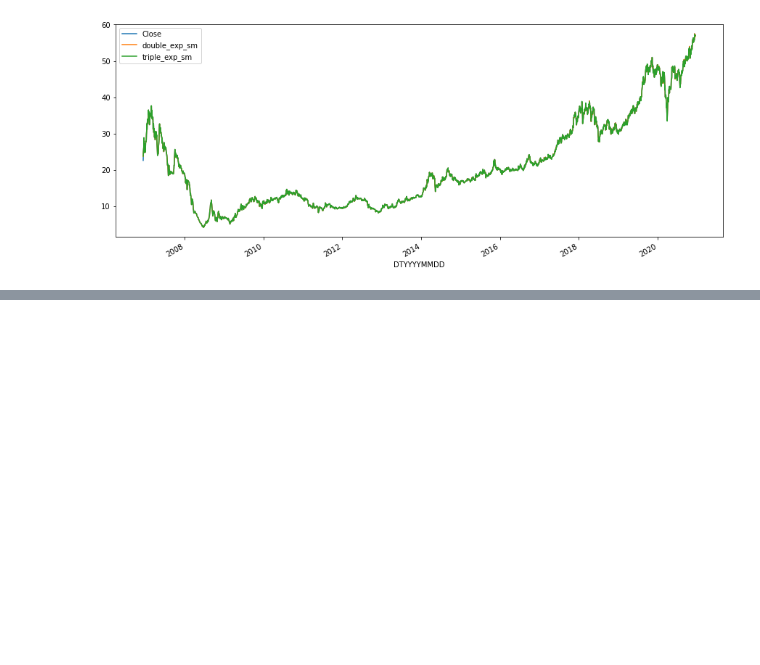
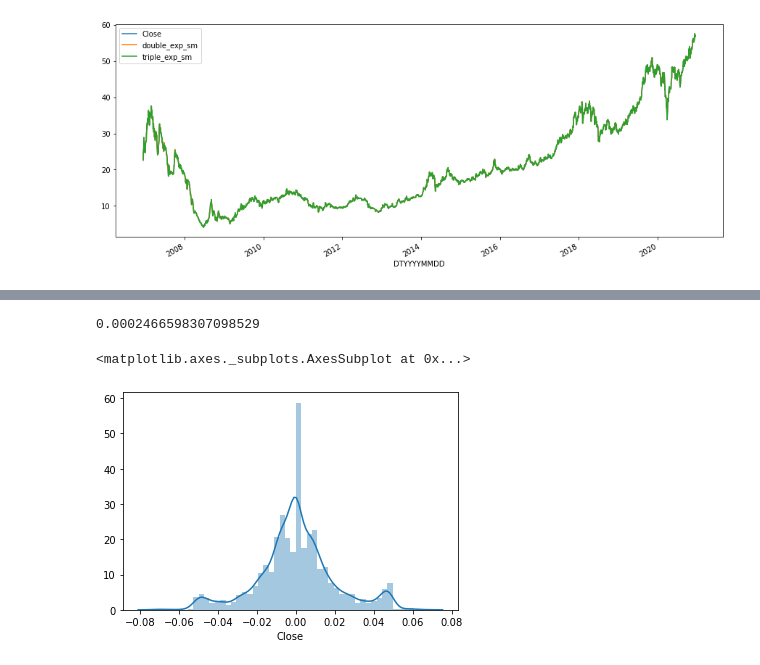
Before and after one commit to vantuan5644/StockPriceForecasting, a Jupyter notebook: notebooks/EDA_baseline.ipynb, the cells around one changed output, grey strips where cells are left out. Drawn from its saved outputs; the diff is of its cells as text; code cells hidden in the pictures; blank space fills up the shorter version.

```diff
--- a/notebooks/EDA_baseline.ipynb
+++ b/notebooks/EDA_baseline.ipynb
@@ -534,0 +397,13 @@ plt.show()
+# %%
+r_t = np.log(train_data[target_col] / train_data[target_col].shift(1))
+# %%
+mean = np.nanmean(r_t)
+print(mean)
+r_t.iloc[0] = mean
+# %% [output]
+0.0002466598307098529
+# %%
+sns.distplot(r_t)
+# %% [output]
+<matplotlib.axes._subplots.AxesSubplot at 0x...>
+[figure, added]
```
Also changed, not shown: parts of 92 cells of this notebook, 2 other files.
